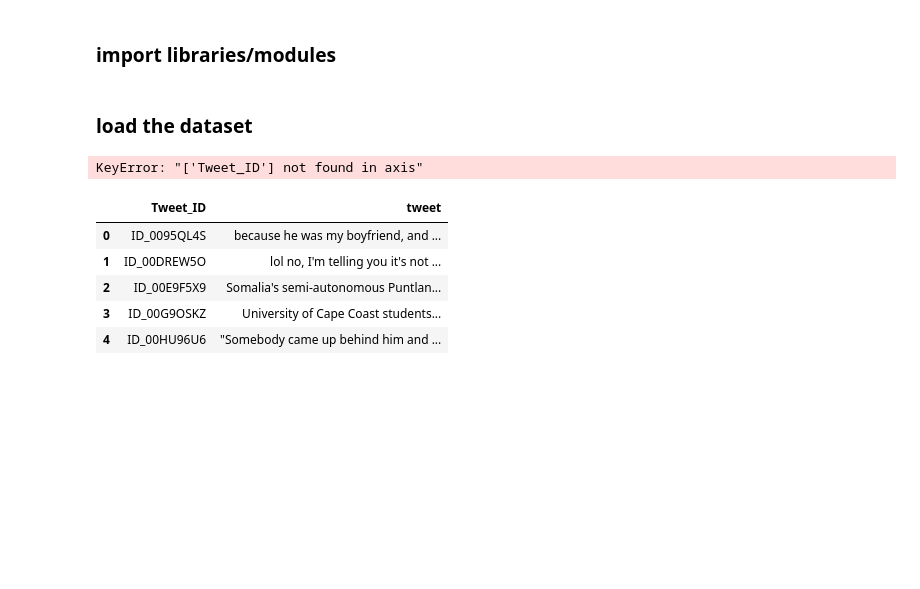
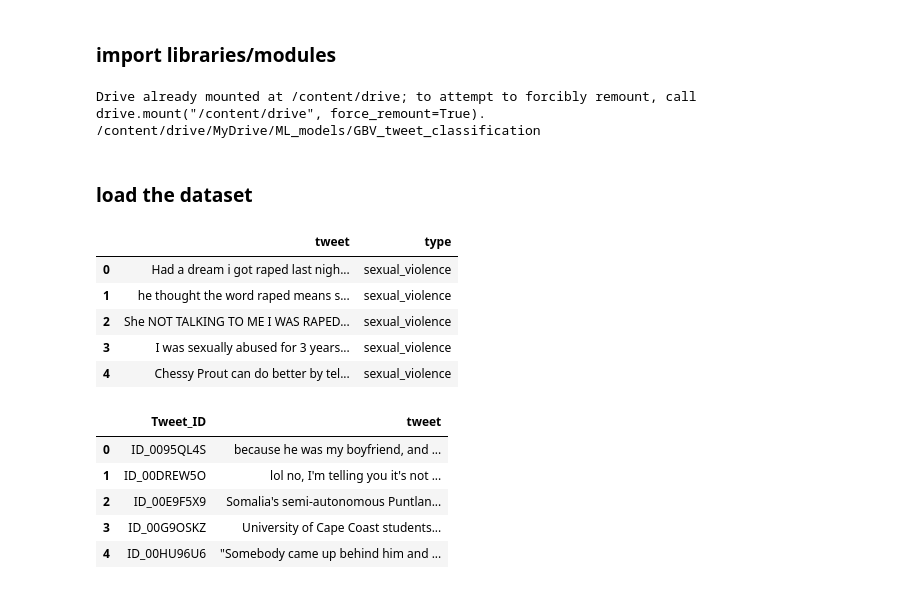
Before and after one commit to Michemor/GBV_tweet_classification, a Jupyter notebook: StarterNotebook.ipynb, the cells around one changed output. Drawn from its saved outputs; the diff is of its cells as text; code cells hidden in the pictures; blank space fills up the shorter version.

```diff
--- a/StarterNotebook.ipynb
+++ b/StarterNotebook.ipynb
@@ -37,15 +35,29 @@ from sklearn.naive_bayes import MultinomialNB
 from imblearn.pipeline import Pipeline
 from sklearn.model_selection import GridSearchCV
 from sklearn.linear_model import LogisticRegression
+# %%
+from google.colab import drive
+drive.mount('/content/drive')
+
+%cd /content/drive/MyDrive/ML_models/GBV_tweet_classification/
+# %% [output]
+Drive already mounted at /content/drive; to attempt to forcibly remount, call drive.mount("/content/drive", force_remount=True).
+/content/drive/MyDrive/ML_models/GBV_tweet_classification
 # %% [markdown]
 ### load the dataset
 # %%
 train = pd.read_csv("Train.csv")
 # %%
-train.drop("Tweet_ID")
+if 'Tweet_ID' in train.columns:
+  train = train.drop("Tweet_ID", axis=1)
 train.head()
 # %% [output]
-KeyError: "['Tweet_ID'] not found in axis"
+|  | tweet | type |
+| 0 | Had a dream i got raped last nigh... | sexual_violence |
+| 1 | he thought the word raped means s... | sexual_violence |
+| 2 | She NOT TALKING TO ME I WAS RAPED... | sexual_violence |
+| 3 | I was sexually abused for 3 years... | sexual_violence |
+| 4 | Chessy Prout can do better by tel... | sexual_violence |
 # %%
 test = pd.read_csv("Test.csv")
 # %%
```
Also changed, not shown: parts of 9 cells of this notebook.
